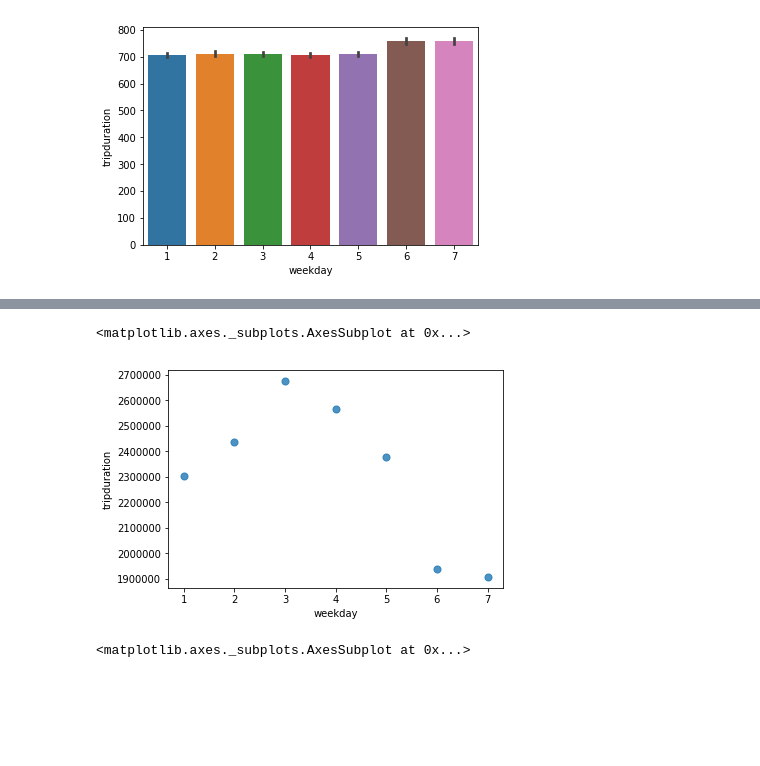
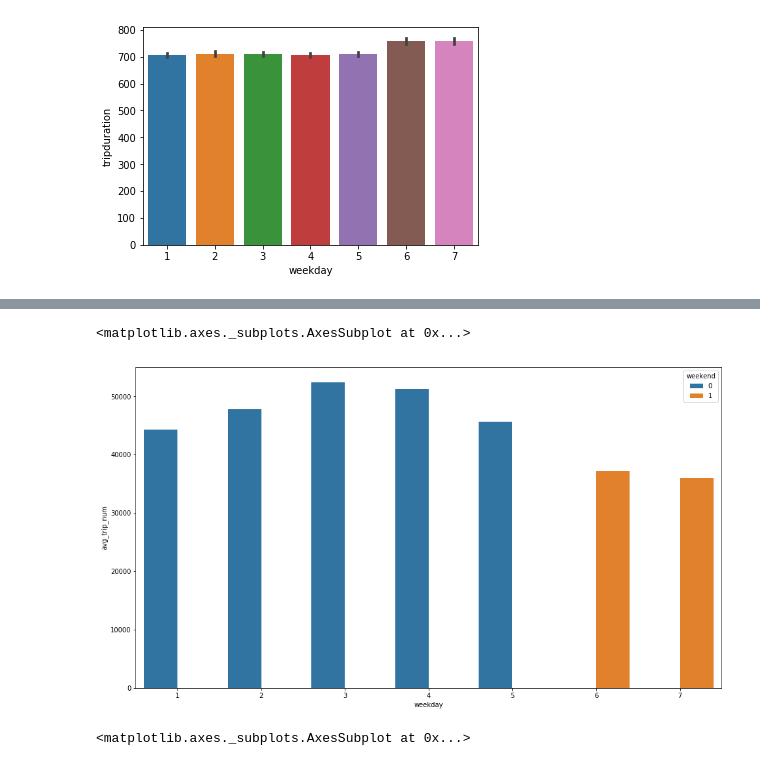
Before and after one commit to beimingliu/NYC_Citi_Bike_2017, a Jupyter notebook: notebook/data_EDA.ipynb, the cells around one changed output, grey strips where cells are left out. Drawn from its saved outputs; the diff is of its cells as text; code cells hidden in the pictures; blank space fills up the shorter version.

```diff
--- a/notebook/data_EDA.ipynb
+++ b/notebook/data_EDA.ipynb
@@ -18,6 +18,10 @@ import matplotlib.pyplot as plt
 
 import warnings
 warnings.filterwarnings("ignore")
+# %%
+# Defualt image size
+import matplotlib.pylab as pylab
+pylab.rcParams['figure.figsize'] = 16, 9
 # %%
 %%time
 stations_dict = pickle.load(open('stations_dict.p', "rb"))
@@ -139,12 +176,14 @@ sns.barplot(x="weekday", y="tripduration", data=df[df.usertype == 'Subscriber'].
 # %%
-# number of trips vs. dow
-tmp = df.groupby(['weekday']).tripduration.size().reset_index()
-sns.regplot(x="weekday", y="tripduration", data=tmp,
-            scatter_kws={"s": 50},
-            order=2, ci=None, truncate=True, fit_reg=False)
+# # number of trips vs. dow
+tmp = df.groupby(['weekday','weekend'])\
+        .agg({'tripduration': 'size',
+              'date': lambda x: x.nunique()}).reset_index()
+
+tmp['avg_trip_num'] = tmp['tripduration']/tmp['date']
+sns.barplot(x="weekday", y="avg_trip_num", hue='weekend', data=tmp)
 # %% [output]
 <matplotlib.axes._subplots.AxesSubplot at 0x...>
-[figure, old version]
+[figure, new version]
 # %%
 # consumer
 # number of trips vs. dow
```
Also changed, not shown: parts of 18 cells of this notebook, 1 other file.
